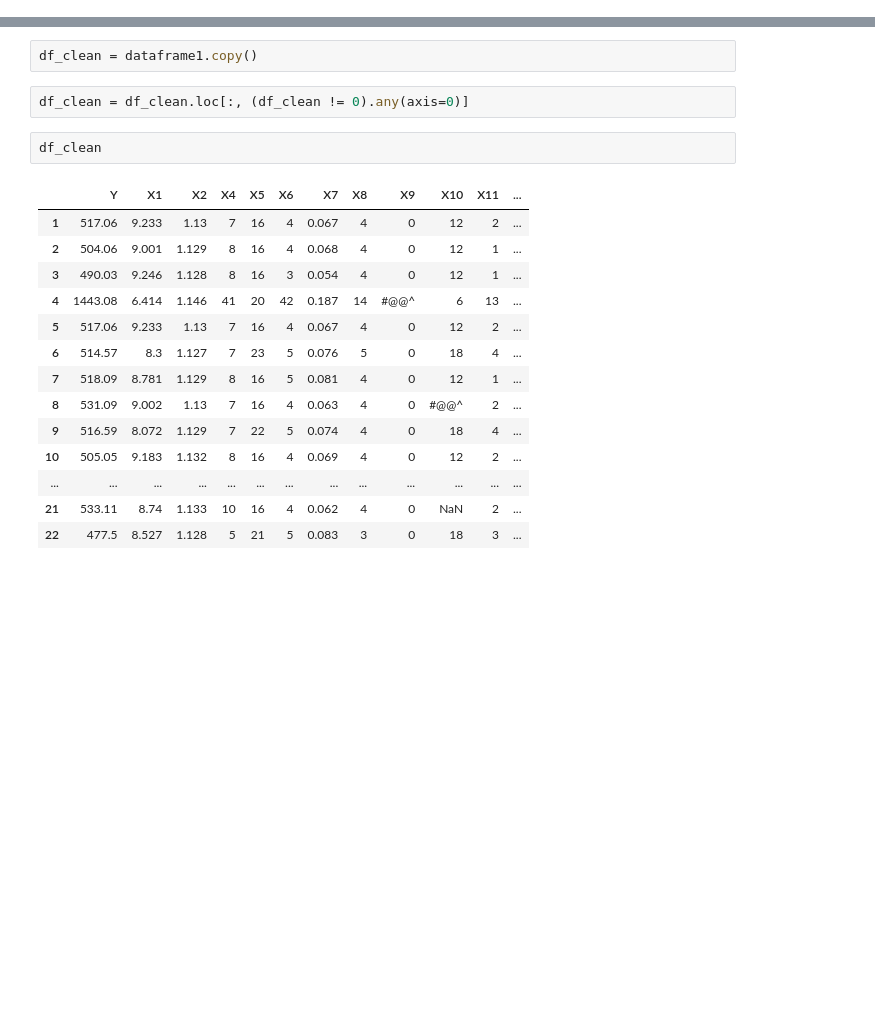
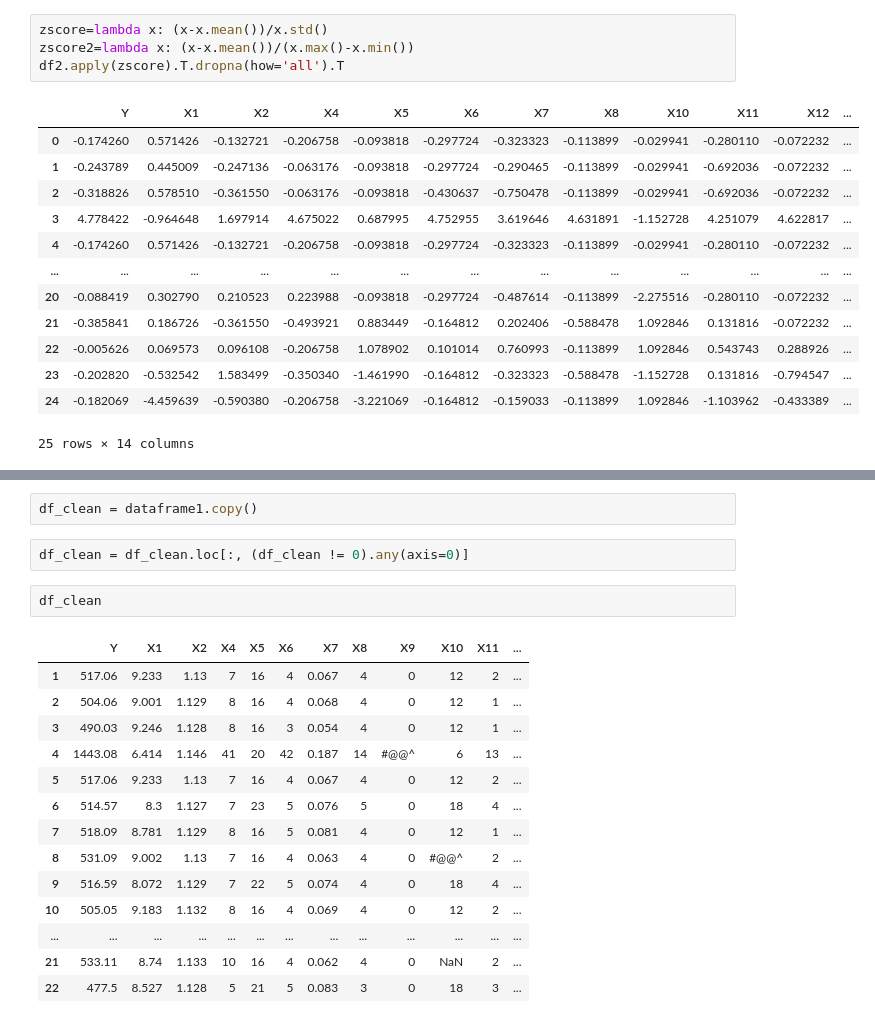
Before and after one commit to azadehiranmehr/lab2-Q2, a Jupyter notebook: lab2-q2.ipynb, the cells around one changed output, grey strips where cells are left out. Saved outputs shown, nothing was run; the diff lists cells and outputs as text; blank space fills up the shorter version.

```diff
--- a/lab2-q2.ipynb
+++ b/lab2-q2.ipynb
@@ -55,0 +70,18 @@ dataframe1
+# %%
+zscore=lambda x: (x-x.mean())/x.std()
+zscore2=lambda x: (x-x.mean())/(x.max()-x.min())
+df2.apply(zscore).T.dropna(how='all').T
+# %% [output]
+|  | Y | X1 | X2 | X4 | X5 | X6 | X7 | X8 | X10 | X11 | X12 | ... |
+| 0 | -0.174260 | 0.571426 | -0.132721 | -0.206758 | -0.093818 | -0.297724 | -0.323323 | -0.113899 | -0.029941 | -0.280110 | -0.072232 | ... |
+| 1 | -0.243789 | 0.445009 | -0.247136 | -0.063176 | -0.093818 | -0.297724 | -0.290465 | -0.113899 | -0.029941 | -0.692036 | -0.072232 | ... |
+| 2 | -0.318826 | 0.578510 | -0.361550 | -0.063176 | -0.093818 | -0.430637 | -0.750478 | -0.113899 | -0.029941 | -0.692036 | -0.072232 | ... |
+| 3 | 4.778422 | -0.964648 | 1.697914 | 4.675022 | 0.687995 | 4.752955 | 3.619646 | 4.631891 | -1.152728 | 4.251079 | 4.622817 | ... |
+| 4 | -0.174260 | 0.571426 | -0.132721 | -0.206758 | -0.093818 | -0.297724 | -0.323323 | -0.113899 | -0.029941 | -0.280110 | -0.072232 | ... |
+| ... | ... | ... | ... | ... | ... | ... | ... | ... | ... | ... | ... | ... |
+| 20 | -0.088419 | 0.302790 | 0.210523 | 0.223988 | -0.093818 | -0.297724 | -0.487614 | -0.113899 | -2.275516 | -0.280110 | -0.072232 | ... |
+| 21 | -0.385841 | 0.186726 | -0.361550 | -0.493921 | 0.883449 | -0.164812 | 0.202406 | -0.588478 | 1.092846 | 0.131816 | -0.072232 | ... |
+| 22 | -0.005626 | 0.069573 | 0.096108 | -0.206758 | 1.078902 | 0.101014 | 0.760993 | -0.113899 | 1.092846 | 0.543743 | 0.288926 | ... |
+| 23 | -0.202820 | -0.532542 | 1.583499 | -0.350340 | -1.461990 | -0.164812 | -0.323323 | -0.588478 | -1.152728 | 0.131816 | -0.794547 | ... |
+| 24 | -0.182069 | -4.459639 | -0.590380 | -0.206758 | -3.221069 | -0.164812 | -0.159033 | -0.113899 | 1.092846 | -1.103962 | -0.433389 | ... |
+25 rows × 14 columns
```
Also changed, not shown: parts of 12 cells of this notebook.
